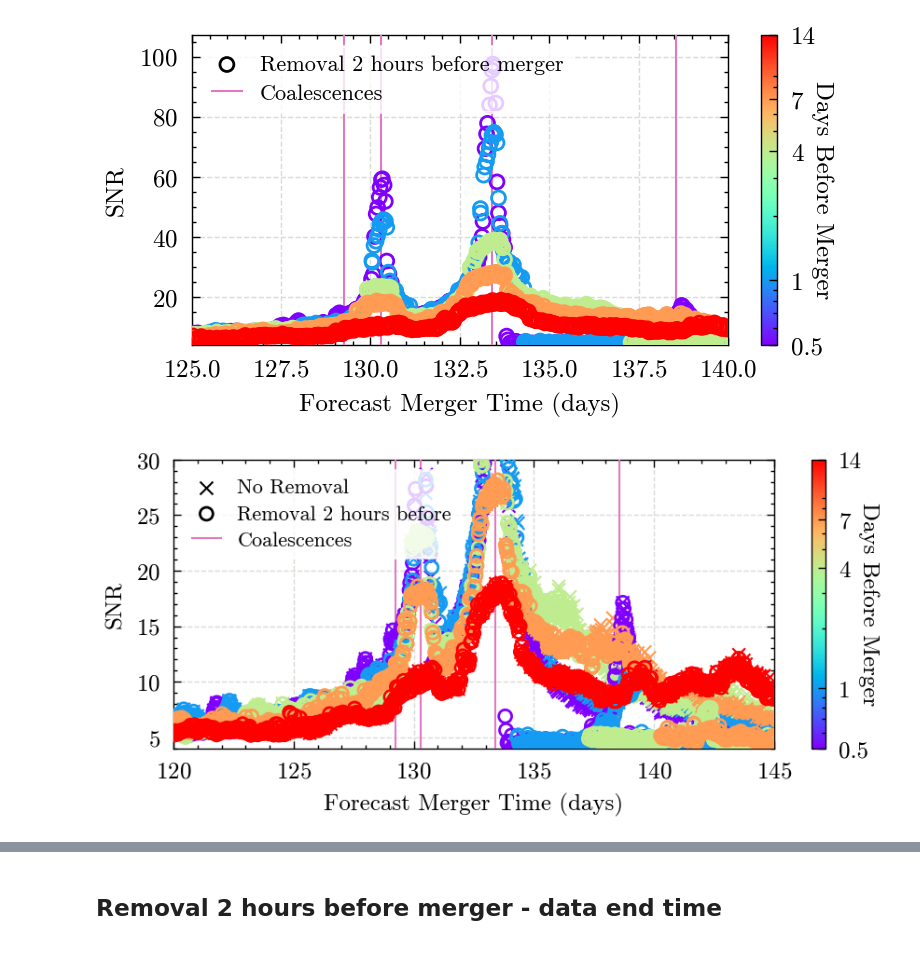
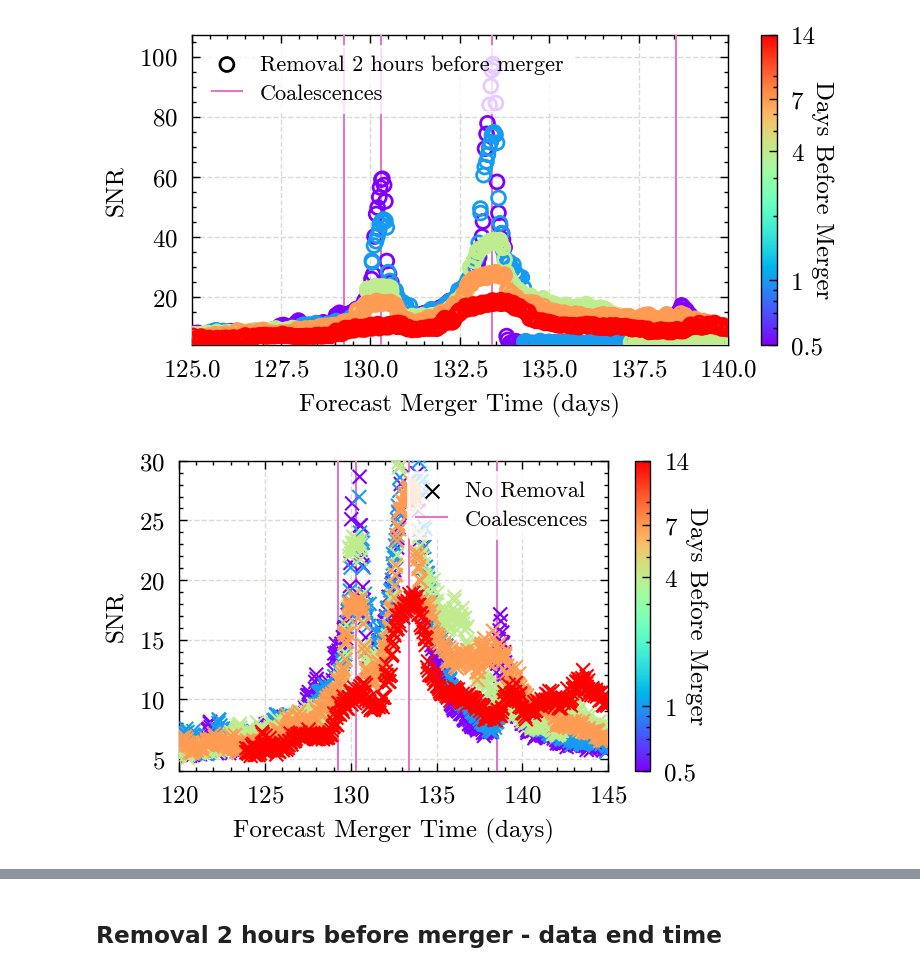
Before and after one commit to icg-gravwaves/lisa_premerger_sangria, a Jupyter notebook: search/inpainting_runs/plot_focused_data_results.ipynb, the cells around one changed output, grey strips where cells are left out. Drawn from its saved outputs; the diff is of its cells as text; code cells hidden in the pictures.

Commit message:
Focused region plots updated (#82)

```diff
--- a/search/inpainting_runs/plot_focused_data_results.ipynb
+++ b/search/inpainting_runs/plot_focused_data_results.ipynb
@@ -207,18 +203,16 @@ fig_focused_2hr_predicted, _ = plotting_utils.plot_around_time(
 # %%
 fig_focused_predict, ax_focused_predict = plotting_utils.plot_around_time(
     results_one=results_noremoval,
-    results_two=results_2hrremoval,
     truth_times=truth_times_s,
     times_before=times_before,
     label_one='No Removal',
-    label_two='Removal 2 hours before',
     start_time_offset=120,
     end_time_offset=145,
-    width_factor=1.5,
+    legend_loc='upper right'
 )
 
 ax_focused_predict[0].set_ylim(top=30)
 
-fig_focused_predict.savefig(f'{paper_plots_dir}/figure_X_focused_region_no_2hr_removal.png')
+fig_focused_predict.savefig(f'{paper_plots_dir}/figure_9a_focused_region_no_removal.png')
 # %% [output]
-[figure, old version]
+[figure, new version]
```
Also changed, not shown: parts of 4 cells of this notebook, 4 other files.
